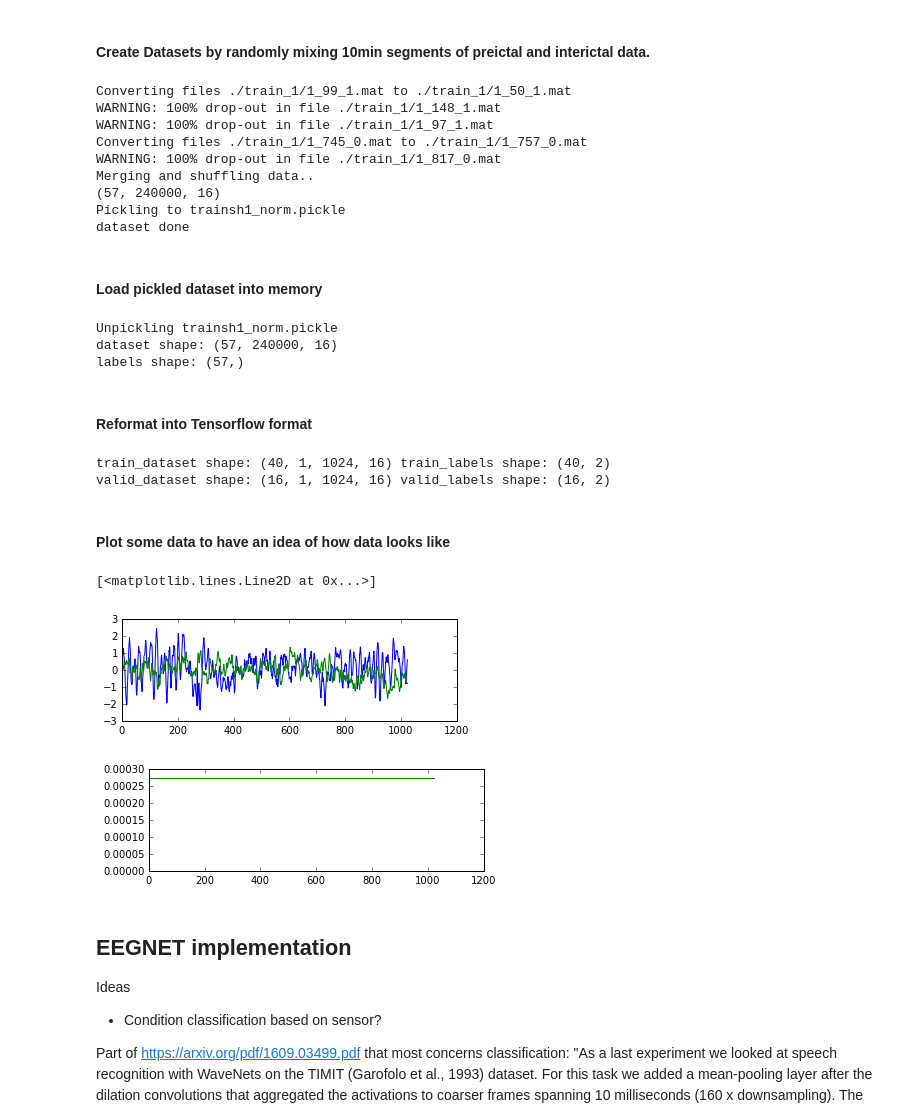
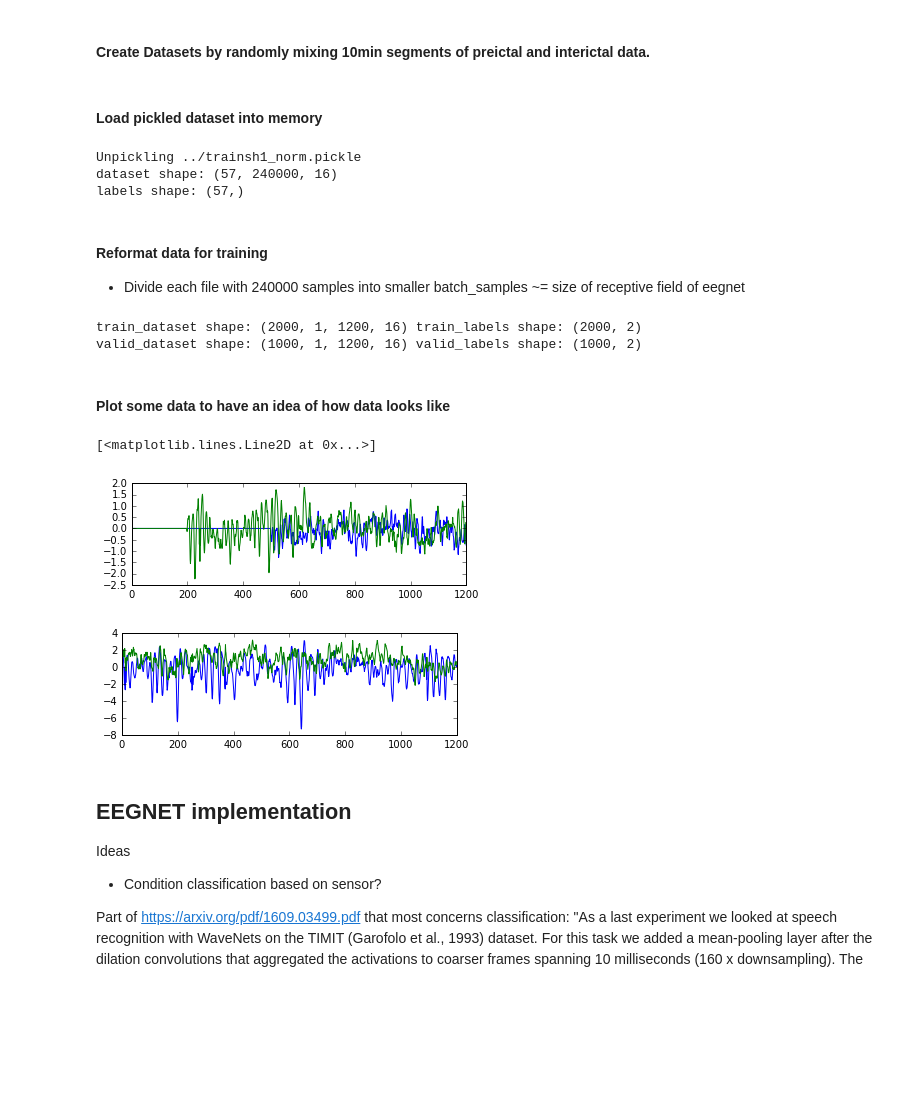
Before and after one commit to KnightofDawn/eegnet, a Jupyter notebook: ipynb/eegnet1.ipynb, the cells around one changed output. Cells and saved outputs as stored; diff of their text form; code cells hidden in the pictures; blank space fills up the shorter version.

Commit message:
dataset is now loaded into small batches with the sample size = reception field size. Still trainning is going slow, but not exploding anymore.

```diff
--- a/ipynb/eegnet1.ipynb
+++ b/ipynb/eegnet1.ipynb
@@ -27,20 +27,24 @@ def mat_to_numpy(files):
         #convert from ndarray object to ndarray
         names = mat['dataStruct'].dtype.names
         ndata = {n: mat['dataStruct'][n][0, 0] for n in names}
-        #detect 100% drop-out, all data is zero
+        #detect 100% drop-out, all data is zero or std too low
         if np.count_nonzero(ndata['data']) < 10:
             print('WARNING: 100% drop-out in file', fl)
+            continue
+        sigma = np.std(ndata['data'])
+        if sigma < 1.0:
+            print('WARNING: Low std =', sigma, 'in file', fl)
             continue
         #detect if columns out of order
         if not all(x<y for x, y in zip(ndata['channelIndices'][0], ndata['channelIndices'][0][1:])):
             print('WARNING: Columns out of order in file' + fl)
         # Normalize data: axis = 0 is to normalize along columns, vertical lines.
         #todo: Is it ok to normalize or not?
-        data.append((ndata['data'] - np.mean(ndata['data'], axis=0))/np.std(ndata['data']))
+        data.append((ndata['data'] - np.mean(ndata['data'], axis=0))/sigma)
     #convert list to ndarray
     return np.asarray(data)
 
-nrOfFiles = 30
+nrOfFiles = 20
 
 def dataset(folder, name_pickle):
     #get files
@@ -72,23 +76,13 @@ def dataset(folder, name_pickle):
     except Exception as e:
         print('Unable to save data to' + name_pickle + ' :', e)
 
-dataset('./train_1', 'trainsh1_norm.pickle')
+dataset('../train_1', 'trainsh2_norm.pickle')
 
 print('dataset done')
-# %% [output]
-Converting files ./train_1/1_99_1.mat to ./train_1/1_50_1.mat
-WARNING: 100% drop-out in file ./train_1/1_148_1.mat
-WARNING: 100% drop-out in file ./train_1/1_97_1.mat
-Converting files ./train_1/1_745_0.mat to ./train_1/1_757_0.mat
-WARNING: 100% drop-out in file ./train_1/1_817_0.mat
-Merging and shuffling data..
-(57, 240000, 16)
-Pickling to trainsh1_norm.pickle
-dataset done
 # %% [markdown]
 #### Load pickled dataset into memory
 # %%
-name_pickle = 'trainsh1_norm.pickle'
+name_pickle = '../trainsh1_norm.pickle'
 
 with open(name_pickle, 'rb') as f:
     print('Unpickling ' + name_pickle)
@@ -99,44 +93,58 @@ with open(name_pickle, 'rb') as f:
     print('dataset shape:', dataset.shape)
     print('labels shape:', labels.shape)
 # %% [output]
-Unpickling trainsh1_norm.pickle
+Unpickling ../trainsh1_norm.pickle
 dataset shape: (57, 240000, 16)
 labels shape: (57,)
-# %% [markdown]
-#### Reformat into Tensorflow format
+# %% [markdown]
+#### Reformat data for training
+- Divide each file with 240000 samples into smaller batch_samples ~= size of receptive field of eegnet
 # %%
 #Output size of the layer = 2: one for preictal and other for interictal
 num_labels = 2
-#Number of samples in each batch entry
-batch_samples=1024
 
-#data has to be 4D minimum (insert an empty dimension)
-train_dataset = dataset[:40,None,:batch_samples,:]
-train_labels = (np.arange(num_labels) == labels[:40,None]).astype(np.float32)
-valid_dataset = dataset[40:-1,None,:batch_samples,:]
-valid_labels = (np.arange(num_labels) == labels[40:-1,None]).astype(np.float32)
+#60% for train and 40% for validation
+split_idx = int(dataset.shape[0]*0.8)
+#nr of splits
+nrOfSplits = 200
+
+def format_data(data, labels, nr_splits):
+    shape = data.shape
+    #stack 3D array into 2D
+    data = np.reshape(data, (shape[0]*shape[1], shape[2]))
+    #3D array from 2D array by splitting 2D array into the desired smaller chuncks
+    data = np.asarray(np.split(data, shape[0]*nr_splits, axis=0))
+    #data has to be 4D for tensorflow (insert an empty dimension)
+    data = data[:,None,:,:]
+    #labels are obtaining by repeating original labels nr_splits times
+    labels = np.repeat((np.arange(num_labels) == labels[:,None]).astype(np.float32), nr_splits, axis=0)
+    return data, labels
+
+train_dataset, train_labels = format_data(dataset[:10,:,:], labels[:10], nrOfSplits)
+valid_dataset, valid_labels = format_data(dataset[10:15,:,:], labels[10:15], nrOfSplits)
 del dataset, labels
+
 print('train_dataset shape:', train_dataset.shape, 'train_labels shape:', train_labels.shape)
 print('valid_dataset shape:', valid_dataset.shape, 'valid_labels shape:', valid_labels.shape)
 # %% [output]
-train_dataset shape: (40, 1, 1024, 16) train_labels shape: (40, 2)
-valid_dataset shape: (16, 1, 1024, 16) valid_labels shape: (16, 2)
+train_dataset shape: (2000, 1, 1200, 16) train_labels shape: (2000, 2)
+valid_dataset shape: (1000, 1, 1200, 16) valid_labels shape: (1000, 2)
 # %% [markdown]
 #### Plot some data to have an idea of how data looks like
 # %%
 plt.subplot(211)
-plt.plot(train_dataset[13,0,:,0])
-plt.plot(train_dataset[15,0,:,1])
+plt.plot(train_dataset[1,0,:,0])
+plt.plot(train_dataset[12,0,:,0])
 
 plt.figure(2)
 plt.subplot(211)
 idx = 4
 plt.plot(valid_dataset[idx,0,:,0])
 plt.plot(valid_dataset[idx,0,:,1])
 # %% [output]
 [<matplotlib.lines.Line2D at 0x...>]
-[figure, old version]
+[figure, new version]
-[figure, old version]
+[figure, new version]
 # %% [markdown]
 ## EEGNET implementation
 
```
Also changed, not shown: parts of 2 cells of this notebook.
